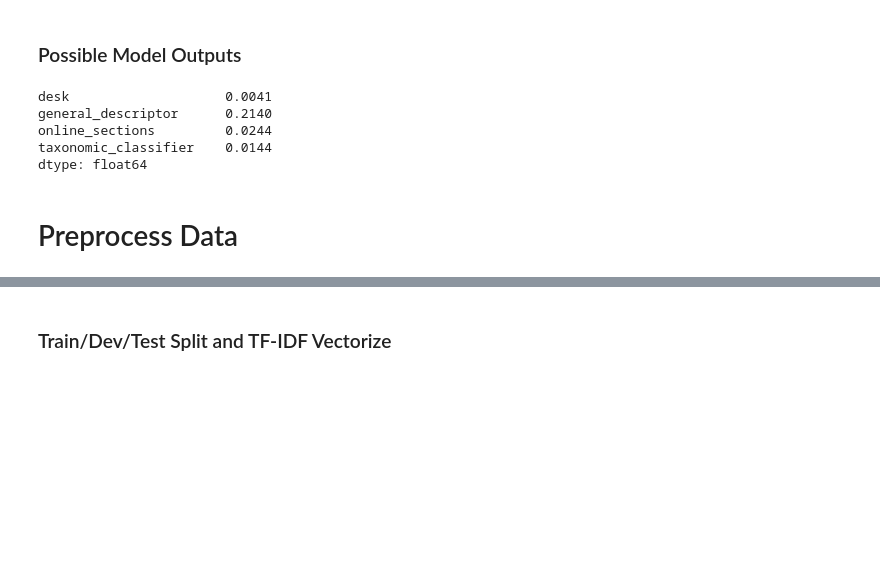
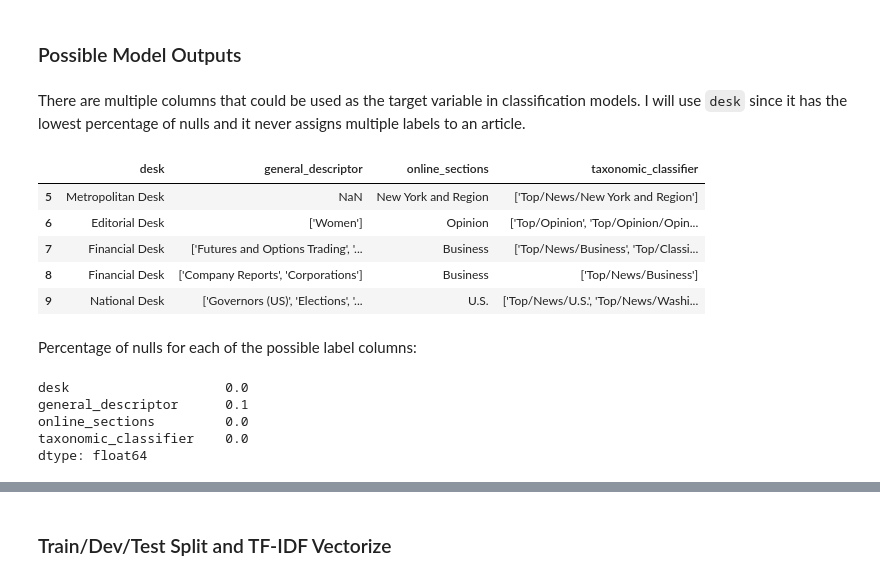
Before and after one commit to carmen16/news-article-topic-classification, a Jupyter notebook: Final_Project.ipynb, the cells around one changed output, grey strips where cells are left out. Cells and saved outputs as stored; diff of their text form; code cells hidden in the pictures; blank space fills up the shorter version.

```diff
--- a/Final_Project.ipynb
+++ b/Final_Project.ipynb
@@ -26,13 +38,23 @@ df.shape
 # %% [markdown]
 ### Possible Model Outputs
+# %% [markdown]
+There are multiple columns that could be used as the target variable in classification models. I will use `desk` since it has the lowest percentage of nulls and it never assigns multiple labels to an article.
+# %%
+df[['desk','general_descriptor','online_sections','taxonomic_classifier']][-5:]
+# %% [output]
+|  | desk | general_descriptor | online_sections | taxonomic_classifier |
+| 5 | Metropolitan Desk | NaN | New York and Region | ['Top/News/New York and Region'] |
+| 6 | Editorial Desk | ['Women'] | Opinion | ['Top/Opinion', 'Top/Opinion/Opin... |
+| 7 | Financial Desk | ['Futures and Options Trading', '... | Business | ['Top/News/Business', 'Top/Classi... |
+| 8 | Financial Desk | ['Company Reports', 'Corporations'] | Business | ['Top/News/Business'] |
+| 9 | National Desk | ['Governors (US)', 'Elections', '... | U.S. | ['Top/News/U.S.', 'Top/News/Washi... |
+# %% [markdown]
+Percentage of nulls for each of the possible label columns:
 # %%
-# pct nulls for each possible labels
-(df.shape[0] - df[['desk','general_descriptor','online_sections','taxonomic_classifier']].count()) / df.shape[0]
+(n - df[['desk','general_descriptor','online_sections','taxonomic_classifier']].count()) / n
 # %% [output]
-desk                    0.0041
-general_descriptor      0.2140
-online_sections         0.0244
-taxonomic_classifier    0.0144
+desk                    0.0
+general_descriptor      0.1
+online_sections         0.0
+taxonomic_classifier    0.0
 dtype: float64
-# %% [markdown]
-# Preprocess Data
```
Also changed, not shown: parts of 13 cells of this notebook, 7 other files.
